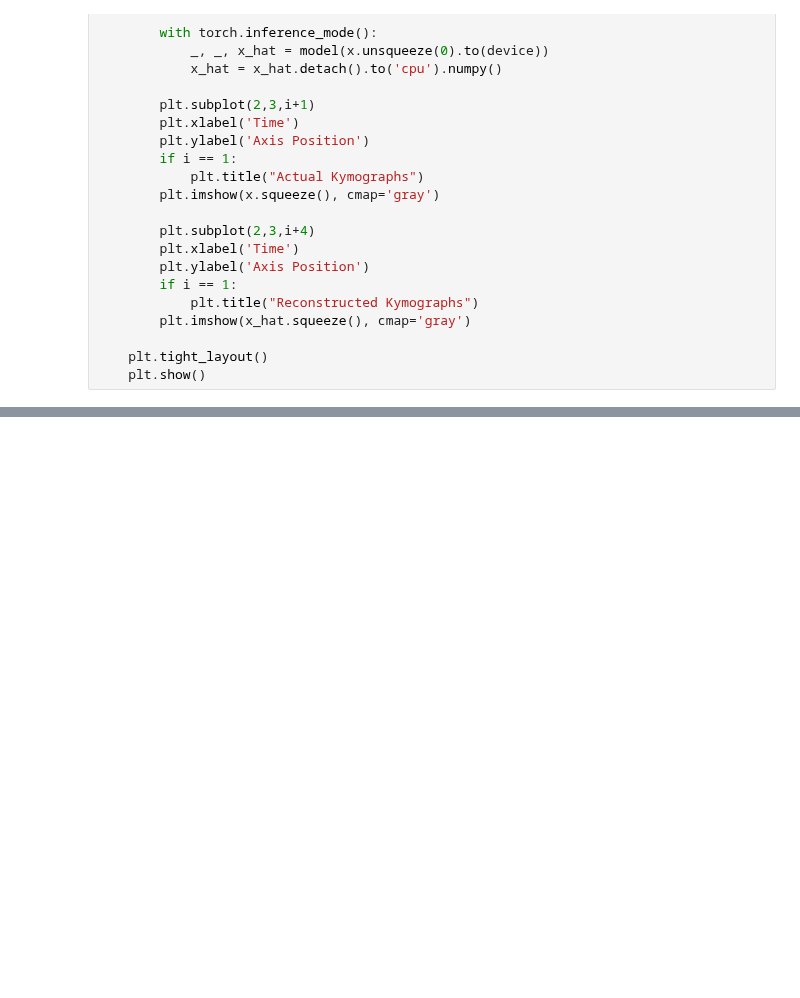
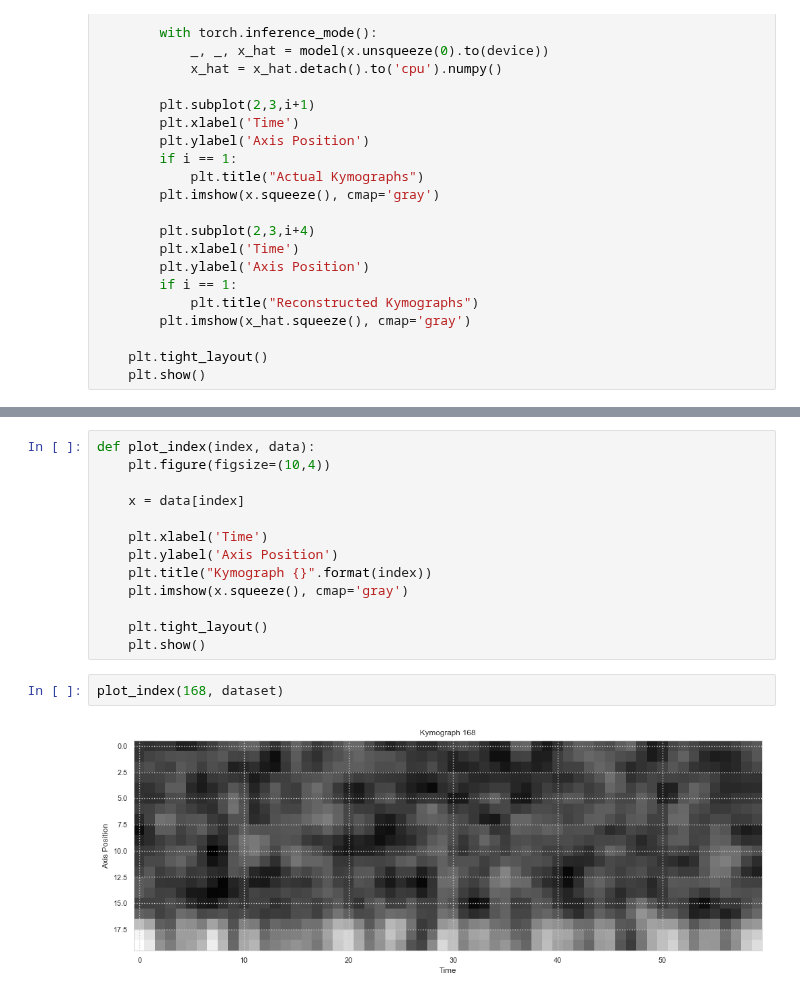
Before and after one commit to jstickelmaier/wonglab-capstone, a Jupyter notebook: DotsTorch/VAE_JC.ipynb, the cells around one changed output, grey strips where cells are left out. Drawn from its saved outputs; the diff is of its cells as text; blank space fills up the shorter version.

```diff
--- a/DotsTorch/VAE_JC.ipynb
+++ b/DotsTorch/VAE_JC.ipynb
@@ -294,0 +376,17 @@ plot_sample_im(model, dataset)
+# %%
+def plot_index(index, data):
+    plt.figure(figsize=(10,4))
+
+    x = data[index]
+
+    plt.xlabel('Time')
+    plt.ylabel('Axis Position')
+    plt.title("Kymograph {}".format(index))
+    plt.imshow(x.squeeze(), cmap='gray')
+
+    plt.tight_layout()
+    plt.show()
+# %%
+plot_index(168, dataset)
+# %% [output]
+[figure, added]
```
Also changed, not shown: parts of 9 cells of this notebook.
